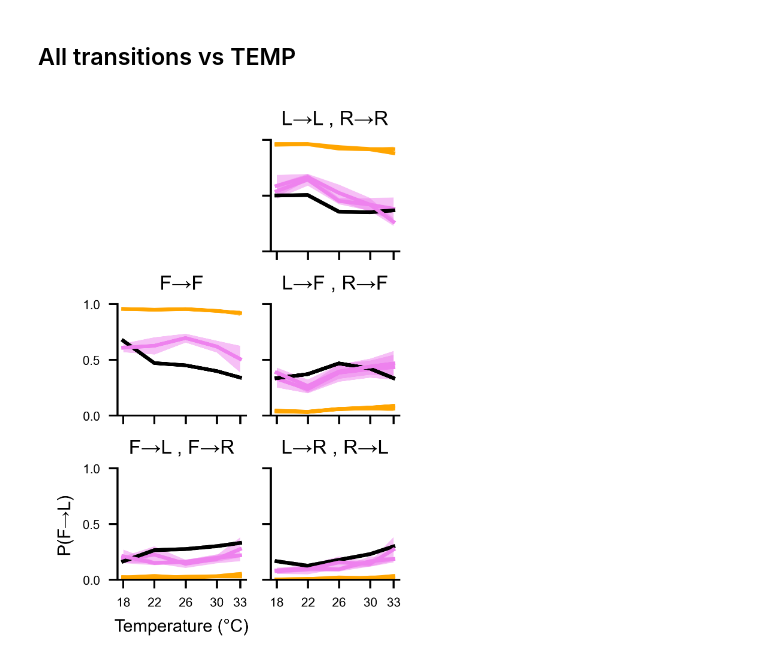
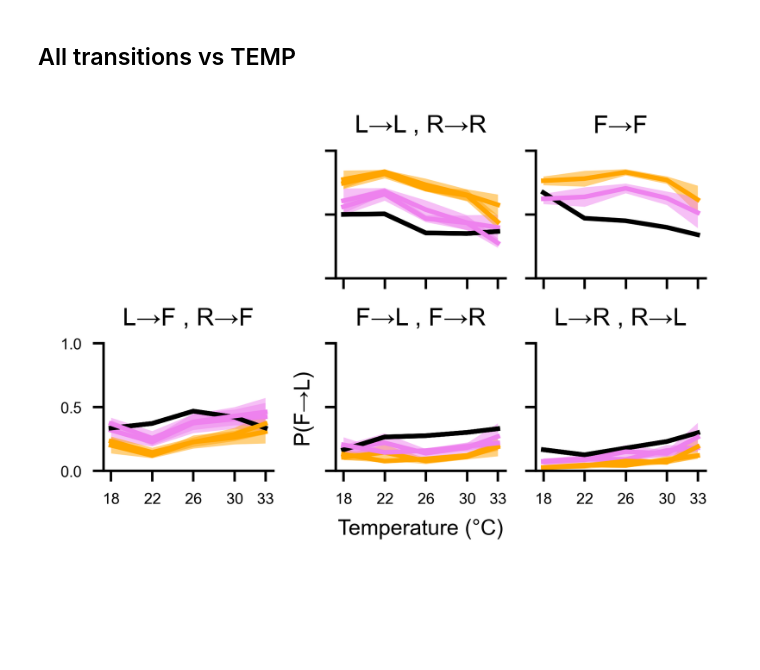
Before and after one commit to ZebrafishHMM2023/ZebrafishHMM2023_CodeAndData, a Jupyter notebook: Figures/Fig5.ipynb, the cells around one changed output. Cells and saved outputs as stored; diff of their text form; code cells hidden in the pictures; blank space fills up the shorter version.

```diff
--- a/Figures/Fig5.ipynb
+++ b/Figures/Fig5.ipynb
@@ -168,6 +173,8 @@ ndt = np.array(ndt)
 nTemps = np.array(nTemps)
 
 nPowers = np.round(1/(ndt*delta_t)).astype(int)
+nSimplePowers = np.round(1/(ndt)).astype(int)
 
 scaled_nT = np.array([np.linalg.matrix_power(T,p) for T,p in zip(nT, nPowers)])
+scaledSimple_nT = np.array([np.linalg.matrix_power(T,p) for T,p in zip(nT, nSimplePowers)])
 # %%
@@ -300,0 +314,34 @@ fig.savefig("panels/Fig5/supps/scaling_factor.svg")
+# %%
+fig, ax = plt.subplots()
+
+behav = h5py.File(bDATAPATH, "r")
+
+for temp in TEMPS:
+    # behavior
+    v = load_viterbi(bMODELPATH, "g3", temp)
+    dt = format_sequences(behav[f"behaviour/{temp}/bouttime"][()])
+    bts, dts = sejourn_time_seqs(v, dt)
+    sF_beh = dts[bts == 0]
+    sL_beh = dts[bts == 1]
+    sR_beh = dts[bts == 2]
+    s_beh = np.concatenate([sF_beh, sL_beh,sR_beh])
+
+    # neuro
+    artrs = ALL_ARTRs[ALL_ARTRs[:,1] == temp]
+    sFs, sLs, sRs = [], [], []
+    for artr in artrs:
+        sF, sL, sR = load_ARTR_sejourn(nMODELPATH, *artr)
+        sFs.append(sF)
+        sLs.append(sL)
+        sRs.append(sR)
+    sF_neu = np.concatenate(sFs)
+    sL_neu = np.concatenate(sLs)
+    sR_neu = np.concatenate(sRs)
+    s_neu = np.concatenate([sF_neu, sL_neu, sR_neu])
+
+    diffs_sub = np.array([distrib_diff(dt, s_beh, s_neu) for dt in factors])
+    ax.plot(factors, diffs_sub, color=TEMPS_COLS[temp])
+
+behav.close()
+
+ax.plot(factors, diffs, color="k")
@@ -301,8 +351,8 @@ fig.savefig("panels/Fig5/supps/scaling_factor.svg")
 # %% [markdown]
 ## All transitions vs TEMP
 # %%
-mNT = np.array([nT[nTemps==temp].mean(axis=0) for temp in TEMPS])
-semNT = np.array([nT[nTemps==temp].std(axis=0)/np.sqrt(np.sum(nTemps==temp)) for temp in TEMPS])
+mNT = np.array([scaledSimple_nT[nTemps==temp].mean(axis=0) for temp in TEMPS])
+semNT = np.array([scaledSimple_nT[nTemps==temp].std(axis=0)/np.sqrt(np.sum(nTemps==temp)) for temp in TEMPS])
 msNT = np.array([scaled_nT[nTemps==temp].mean(axis=0) for temp in TEMPS])
 semsNT = np.array([scaled_nT[nTemps==temp].std(axis=0)/np.sqrt(np.sum(nTemps==temp)) for temp in TEMPS])
 # %%
@@ -313,7 +363,7 @@ def single_T_plotter(ax, i,j):
     ax.plot(TEMPS, msNT[:,i,j], color="violet")
     ax.fill_between(TEMPS, msNT[:,i,j]-semsNT[:,i,j], msNT[:,i,j]+semsNT[:,i,j], color="violet", alpha=0.5, zorder=0, linewidth=0)
 
-fig, axs = plt.subplots(ncols=2, nrows=3, figsize=(2*1, 3*1), sharex=True, sharey=True)
+fig, axs = plt.subplots(ncols=3, nrows=2, figsize=(3*1, 2*1), sharex=True, sharey=True)
 axs = axs.flatten()
 for i, ax in enumerate(axs):
     ax.set_title(i)
@@ -325,31 +375,31 @@ ax = axs[1]
 ax.set_title("L→L , R→R")
 single_T_plotter(ax, 1,1)
 single_T_plotter(ax, 2,2)
 
 ax = axs[2]
 ax.set_title("F→F")
 single_T_plotter(ax, 0,0)
 
 ax = axs[3]
 ax.set_title("L→F , R→F")
 single_T_plotter(ax, 1,0)
 single_T_plotter(ax, 2,0)
 
 ax = axs[4]
 ax.set_title("F→L , F→R")
 single_T_plotter(ax, 0,1)
 single_T_plotter(ax, 0,2)
 ax.set_xlabel("Temperature (°C)")
 ax.set_ylabel("P(F→L)")
 
 ax = axs[5]
 ax.set_title("L→R , R→L")
 single_T_plotter(ax, 1,2)
 single_T_plotter(ax, 2,1)
 
 axs[0].axis("off")
 axs[0].set_title("")
 
 fig.savefig("panels/Fig5/supps/all_transitions.svg")
 # %% [output]
-[figure, old version]
+[figure, new version]
```
Also changed, not shown: parts of 9 cells of this notebook, 13 other files.
